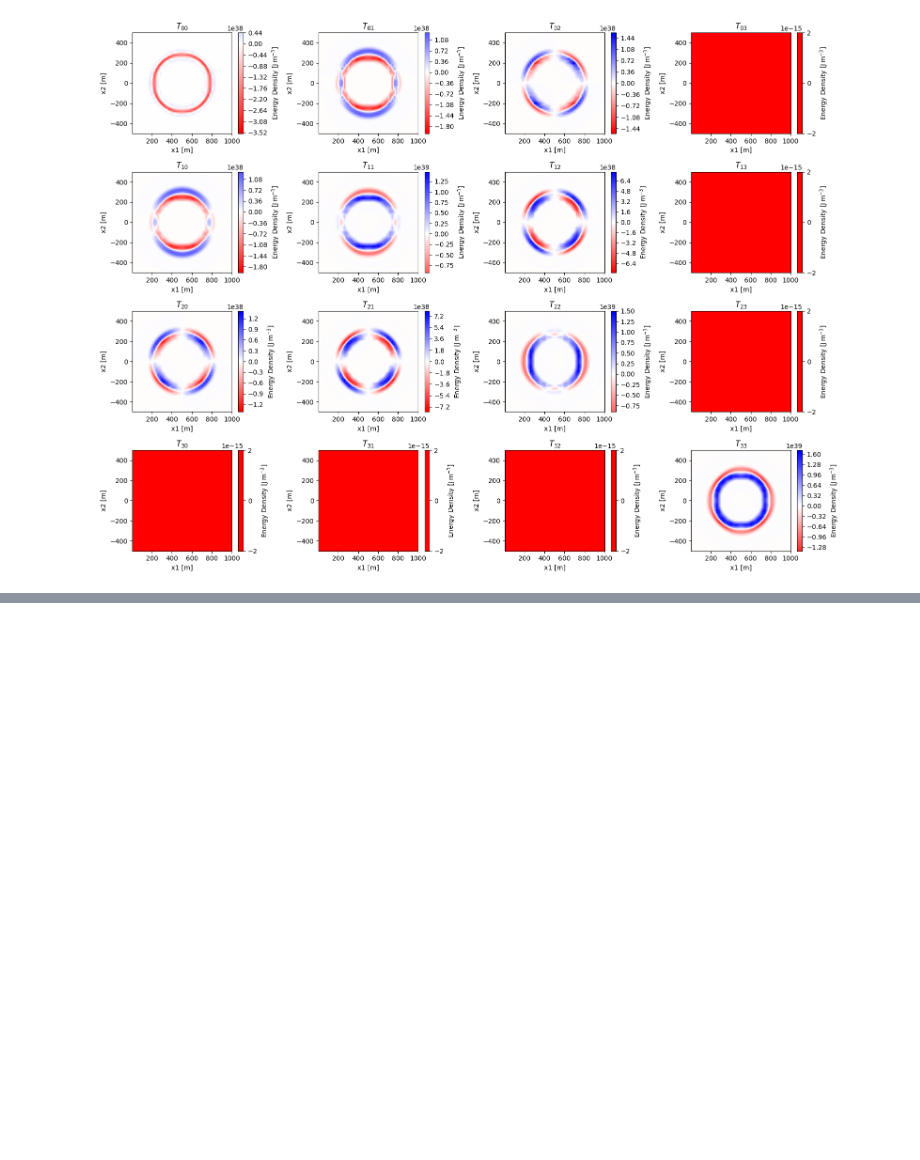
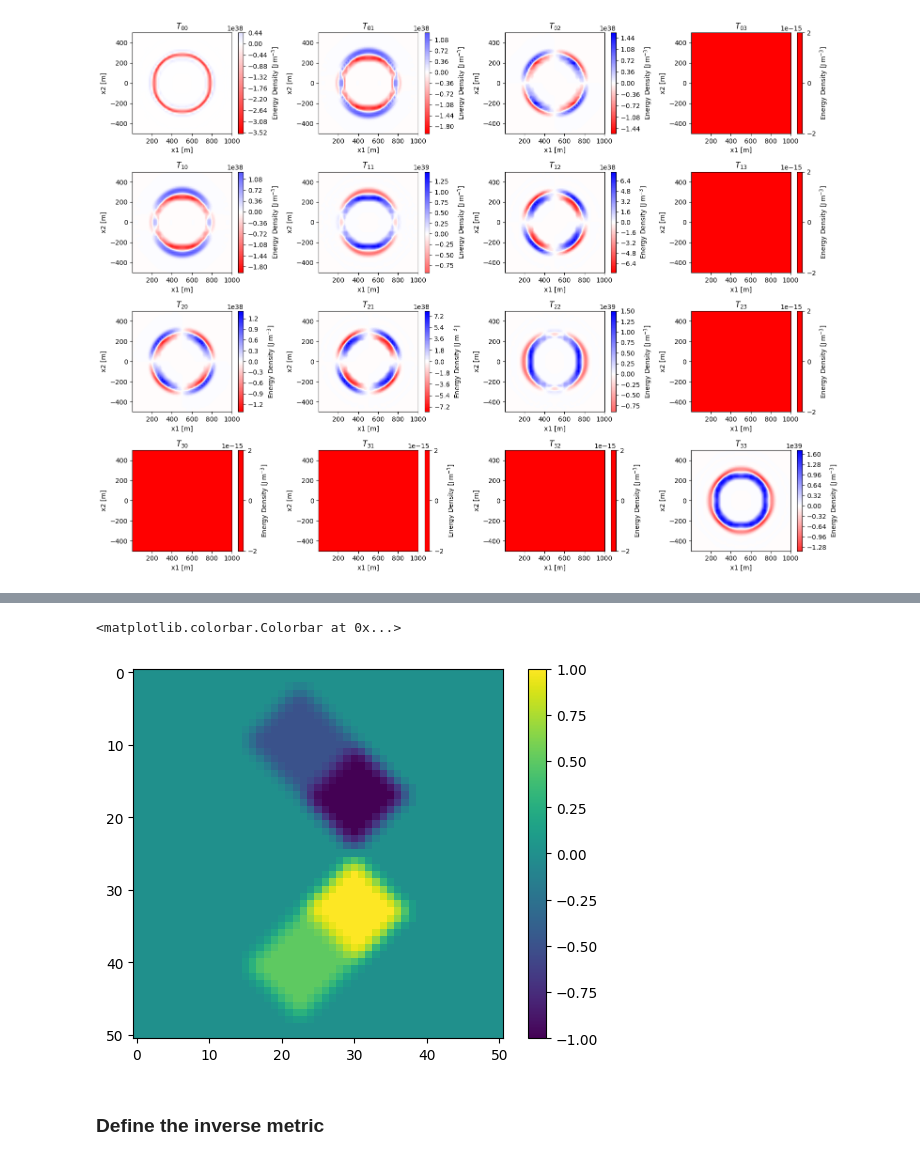
Before and after one commit to nmonnet/Warp-Factory-for-Python, a Jupyter notebook: numerical_warp_drive.ipynb, the cells around one changed output, grey strips where cells are left out. Cells and saved outputs as stored; diff of their text form; code cells hidden in the pictures; blank space fills up the shorter version.

```diff
--- a/numerical_warp_drive.ipynb
+++ b/numerical_warp_drive.ipynb
@@ -501,0 +1040,6 @@ warp_test.display_einstein_tensor()
+# %%
+plt.imshow(WFY[0,:,:,8].T)
+plt.colorbar()
+# %% [output]
+<matplotlib.colorbar.Colorbar at 0x...>
+[figure, added]
@@ -501,0 +1057,2 @@ warp_test.display_einstein_tensor()
+# %% [markdown]
+### Define the inverse metric
```
Also changed, not shown: parts of 28 cells of this notebook.
